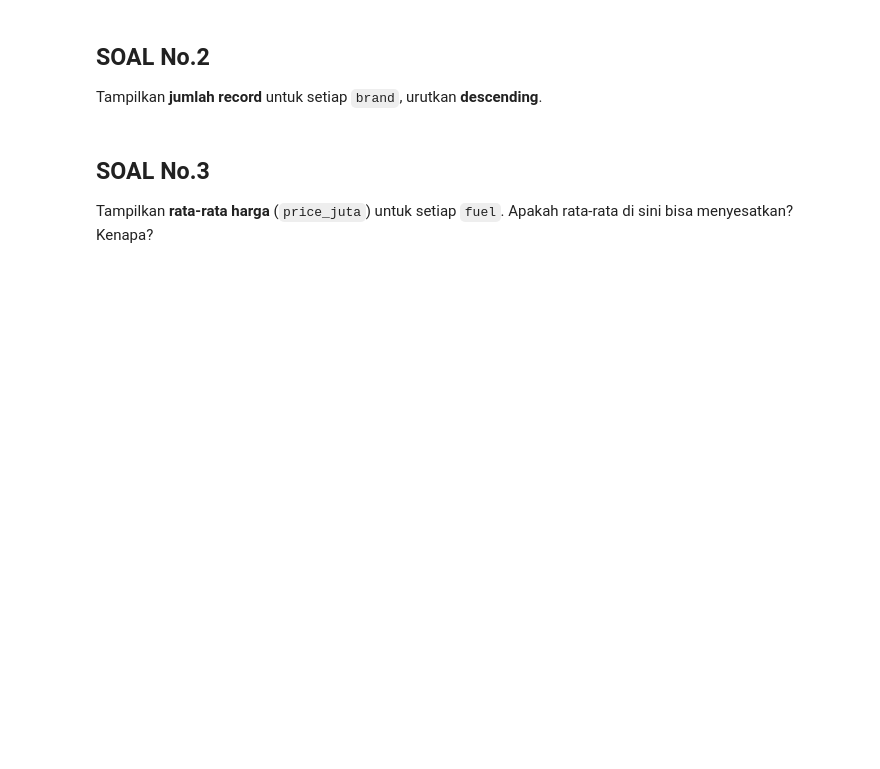
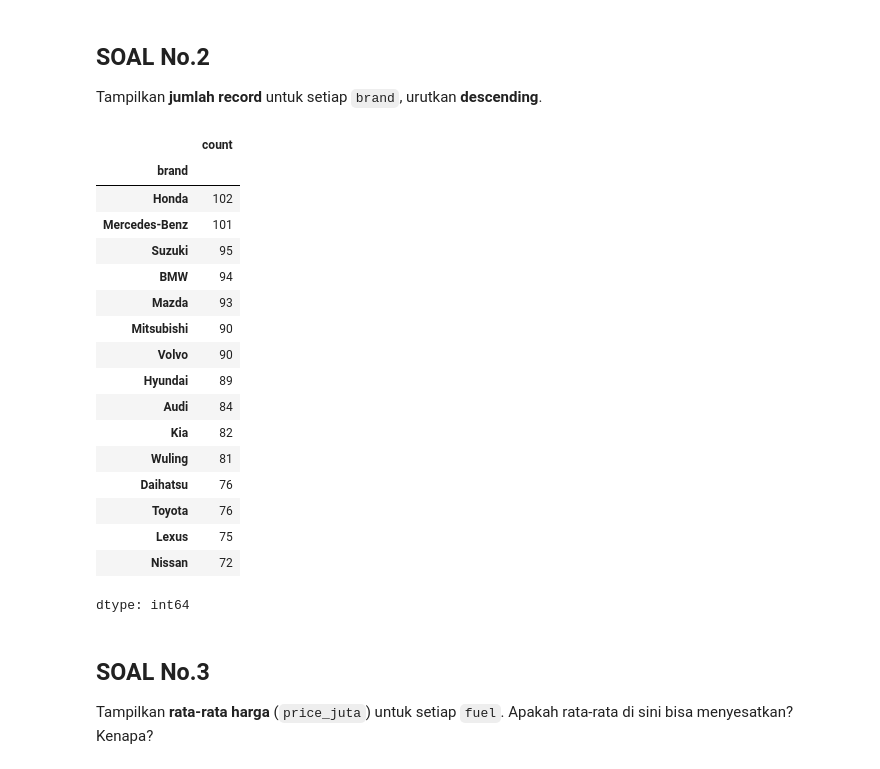
Before and after one commit to najmahmtk-alt/msdocs-flask-postgresql-sample-app-azd, a Jupyter notebook: [Sandbox]_Wrangler_Project_Used_Car_(1).ipynb, the cells around one changed output. Saved outputs shown, nothing was run; the diff lists cells and outputs as text; code cells hidden in the pictures; blank space fills up the shorter version.

```diff
--- a/[Sandbox]_Wrangler_Project_Used_Car_(1).ipynb
+++ b/[Sandbox]_Wrangler_Project_Used_Car_(1).ipynb
@@ -501,6 +519,27 @@ urutkan dari terbesar ke terkecil.
 # %% [markdown]
 ## SOAL No.2
 Tampilkan **jumlah record** untuk setiap `brand`, urutkan **descending**.
+# %%
+df_1['brand'].value_counts(ascending=False)
+# %% [output]
+|  | count |
+| brand |  |
+| Honda | 102 |
+| Mercedes-Benz | 101 |
+| Suzuki | 95 |
+| BMW | 94 |
+| Mazda | 93 |
+| Mitsubishi | 90 |
+| Volvo | 90 |
+| Hyundai | 89 |
+| Audi | 84 |
+| Kia | 82 |
+| Wuling | 81 |
+| Daihatsu | 76 |
+| Toyota | 76 |
+| Lexus | 75 |
+| Nissan | 72 |
+dtype: int64
 # %% [markdown]
 ## SOAL No.3
 Tampilkan **rata-rata harga** (`price_juta`) untuk setiap `fuel`.
```
Also changed, not shown: parts of 16 cells of this notebook.
